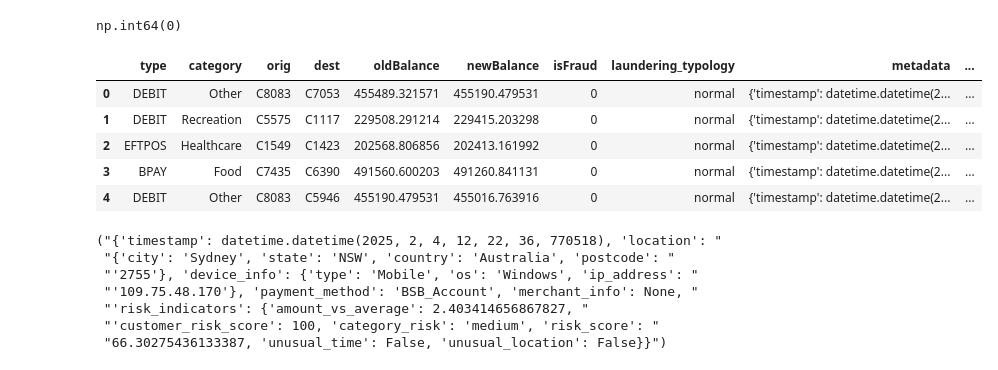
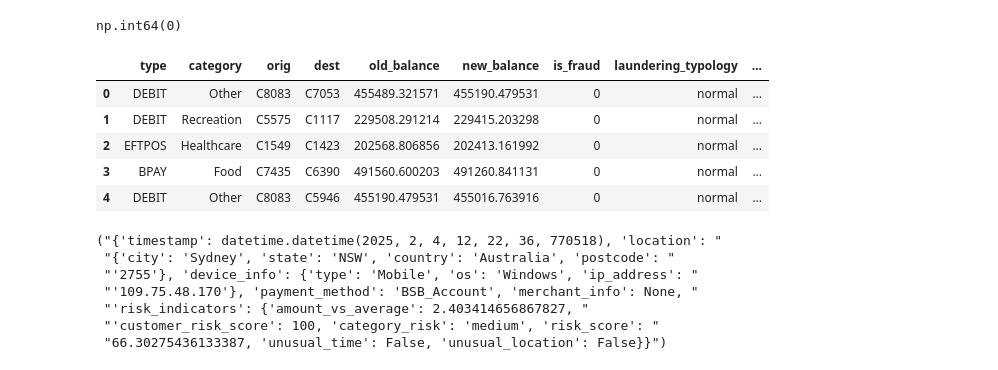
Before and after one commit to daansku/dsp-op, a Jupyter notebook: money laundering/data_cleaning.ipynb, the cells around one changed output. Drawn from its saved outputs; the diff is of its cells as text; code cells hidden in the pictures.

```diff
--- a/money laundering/data_cleaning.ipynb
+++ b/money laundering/data_cleaning.ipynb
@@ -27,15 +27,15 @@ np.int64(0)
 np.int64(0)
 # %%
 df = df.drop(columns = ["hour", "day_of_week", "day_of_month", "month", "amount", "isMoneyLaundering", "step"])
-df = df.rename(columns = {"nameOrig" : "orig", "nameDest" : "dest", "oldbalanceOrg" : "oldBalance", "newbalanceOrig" : "newBalance"})
+df = df.rename(columns = {"nameOrig" : "orig", "nameDest" : "dest", "oldbalanceOrg" : "old_balance", "newbalanceOrig" : "new_balance", "isFraud" : "is_fraud"})
 df.head()
 # %% [output]
-|  | type | category | orig | dest | oldBalance | newBalance | isFraud | laundering_typology | metadata | ... |
-| 0 | DEBIT | Other | C8083 | C7053 | 455489.321571 | 455190.479531 | 0 | normal | {'timestamp': datetime.datetime(2... | ... |
-| 1 | DEBIT | Recreation | C5575 | C1117 | 229508.291214 | 229415.203298 | 0 | normal | {'timestamp': datetime.datetime(2... | ... |
-| 2 | EFTPOS | Healthcare | C1549 | C1423 | 202568.806856 | 202413.161992 | 0 | normal | {'timestamp': datetime.datetime(2... | ... |
-| 3 | BPAY | Food | C7435 | C6390 | 491560.600203 | 491260.841131 | 0 | normal | {'timestamp': datetime.datetime(2... | ... |
-| 4 | DEBIT | Other | C8083 | C5946 | 455190.479531 | 455016.763916 | 0 | normal | {'timestamp': datetime.datetime(2... | ... |
+|  | type | category | orig | dest | old_balance | new_balance | is_fraud | laundering_typology | ... |
+| 0 | DEBIT | Other | C8083 | C7053 | 455489.321571 | 455190.479531 | 0 | normal | ... |
+| 1 | DEBIT | Recreation | C5575 | C1117 | 229508.291214 | 229415.203298 | 0 | normal | ... |
+| 2 | EFTPOS | Healthcare | C1549 | C1423 | 202568.806856 | 202413.161992 | 0 | normal | ... |
+| 3 | BPAY | Food | C7435 | C6390 | 491560.600203 | 491260.841131 | 0 | normal | ... |
+| 4 | DEBIT | Other | C8083 | C5946 | 455190.479531 | 455016.763916 | 0 | normal | ... |
 # %%
 pprint(df["metadata"].iloc[0])
 # %% [output]
```
Also changed, not shown: parts of 2 cells of this notebook, 1 other file.
